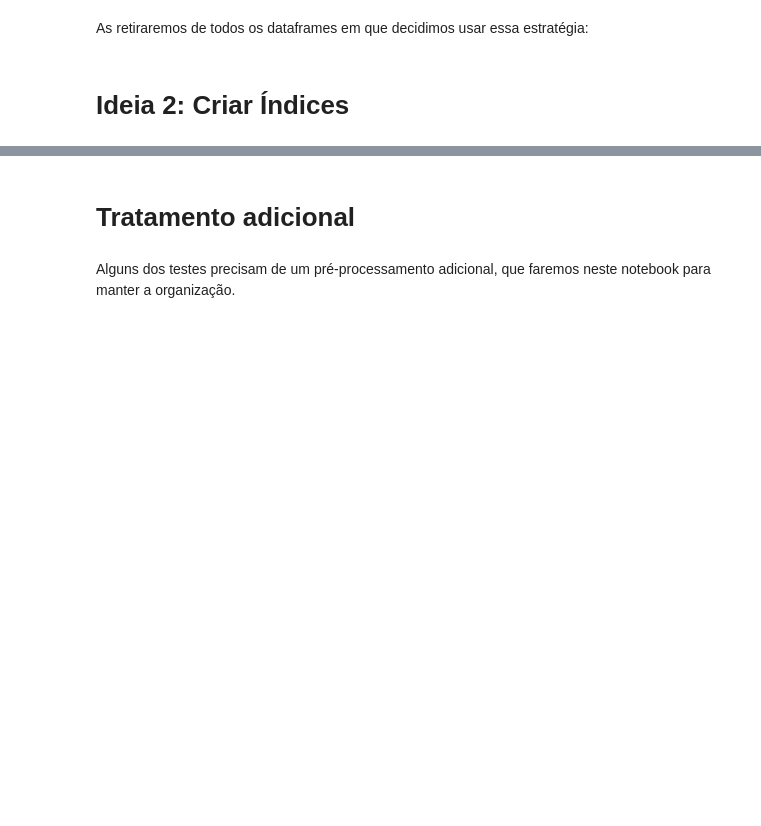
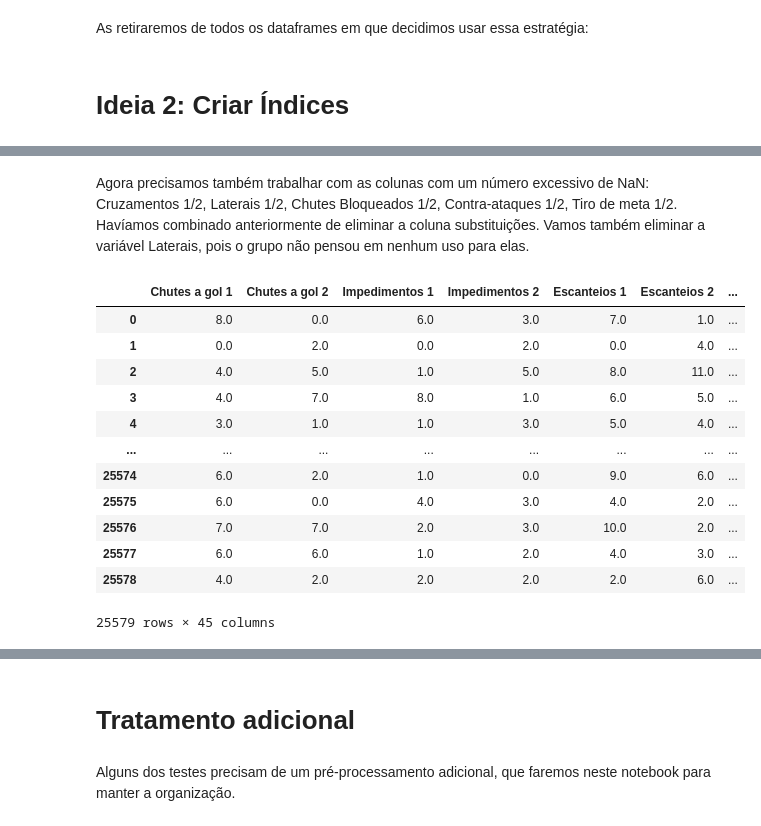
Before and after one commit to UFRJ-Analytica/PS-2025.1, a Jupyter notebook: EDA/[6] NaN.ipynb, the cells around one changed output, grey strips where cells are left out. Drawn from its saved outputs; the diff is of its cells as text; code cells hidden in the pictures; blank space fills up the shorter version.

```diff
--- a/EDA/[6] NaN.ipynb
+++ b/EDA/[6] NaN.ipynb
@@ -358,0 +321,30 @@ O grupo pensou na ideia de criar índices ofensivos/defensivos, reduzindo a dime
+# %% [markdown]
+Agora precisamos também trabalhar com as colunas com um número excessivo de NaN: Cruzamentos 1/2, Laterais 1/2, Chutes Bloqueados 1/2, Contra-ataques 1/2, Tiro de meta 1/2. Havíamos combinado anteriormente de eliminar a coluna substituições. Vamos também eliminar a variável Laterais, pois o grupo não pensou em nenhum uso para elas.
+# %%
+
+df_indices.drop("Laterais 1", axis=1)
+df_indices.drop("Laterais 2", axis=1)
+
+colunas_imputar = [
+    'Defesas difíceis 1', 'Defesas difíceis 2',
+    'Tiro de meta 1', 'Tiro de meta 2',
+    'Chutes bloqueados 1', 'Chutes bloqueados 2',
+    'Contra-ataques 1', 'Contra-ataques 2',
+    'Cruzamentos 1', 'Cruzamentos 2']
+
+df_indices = standardize_and_knn_impute(df_indices, colunas_imputar, n_neighbors=10)
+df_indices
+# %% [output]
+|  | Chutes a gol 1 | Chutes a gol 2 | Impedimentos 1 | Impedimentos 2 | Escanteios 1 | Escanteios 2 | ... |
+| 0 | 8.0 | 0.0 | 6.0 | 3.0 | 7.0 | 1.0 | ... |
+| 1 | 0.0 | 2.0 | 0.0 | 2.0 | 0.0 | 4.0 | ... |
+| 2 | 4.0 | 5.0 | 1.0 | 5.0 | 8.0 | 11.0 | ... |
+| 3 | 4.0 | 7.0 | 8.0 | 1.0 | 6.0 | 5.0 | ... |
+| 4 | 3.0 | 1.0 | 1.0 | 3.0 | 5.0 | 4.0 | ... |
+| ... | ... | ... | ... | ... | ... | ... | ... |
+| 25574 | 6.0 | 2.0 | 1.0 | 0.0 | 9.0 | 6.0 | ... |
+| 25575 | 6.0 | 0.0 | 4.0 | 3.0 | 4.0 | 2.0 | ... |
+| 25576 | 7.0 | 7.0 | 2.0 | 3.0 | 10.0 | 2.0 | ... |
+| 25577 | 6.0 | 6.0 | 1.0 | 2.0 | 4.0 | 3.0 | ... |
+| 25578 | 4.0 | 2.0 | 2.0 | 2.0 | 2.0 | 6.0 | ... |
+25579 rows × 45 columns
```
Also changed, not shown: parts of 14 cells of this notebook, 9 other files.
